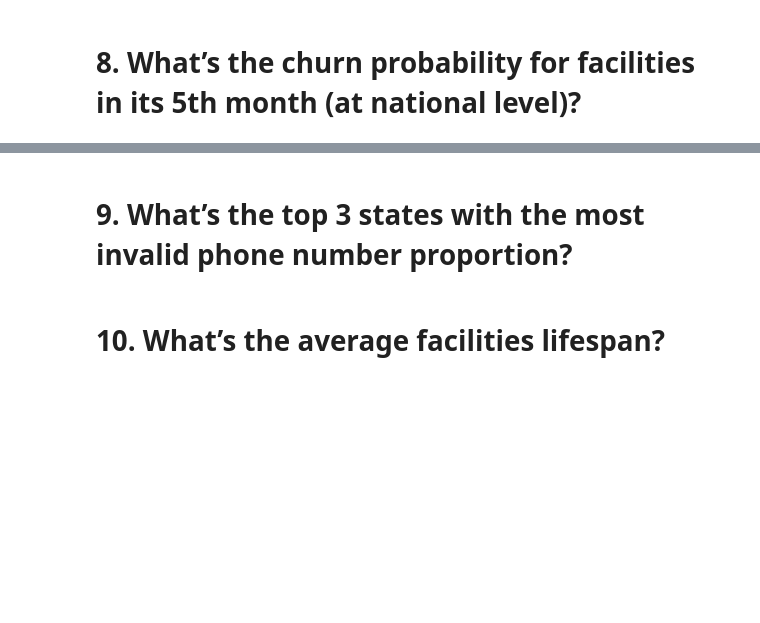
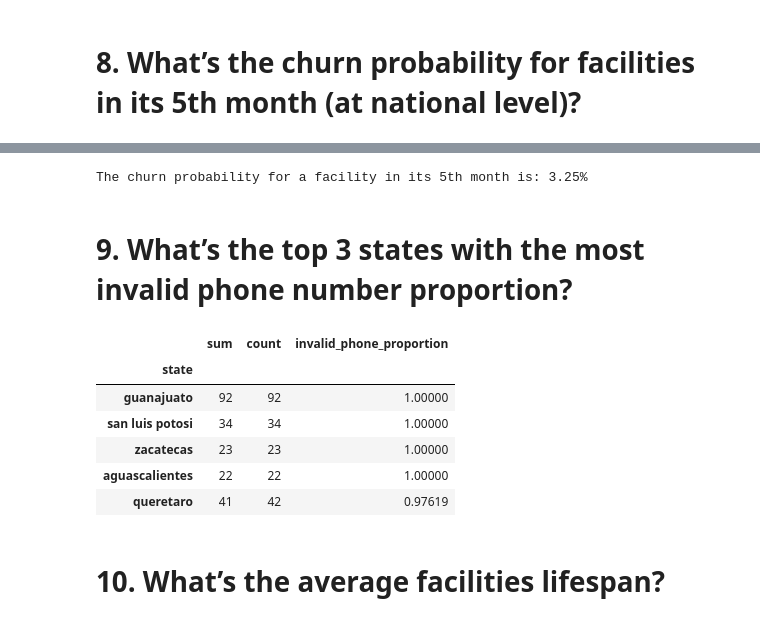
Before and after one commit to 0JCRG0/DataAnalysisHub, a Jupyter notebook: DoctoraliaTest.ipynb, the cells around one changed output, grey strips where cells are left out. Drawn from its saved outputs; the diff is of its cells as text; code cells hidden in the pictures; blank space fills up the shorter version.

```diff
--- a/DoctoraliaTest.ipynb
+++ b/DoctoraliaTest.ipynb
@@ -135,12 +227,8 @@ print(facility_size_distribution)
 # 4. How many valid phones do we have?
 # %%
 
-#All valid numbers in MX need to have 10 digits: https://telmex.com/10digitos
 
-df_ten_digits_phones = df.loc[df['phone'].str.len() == 10].copy()
-
-
-#Surprisingly hard to find a reliable source for a complete list of LADA. Got it from https://www.bajaregroup.com/pdf/mexican_area_codes.pdf
+#Surprisingly hard to find a reliable source for a complete list of LADA codes. Got it from https://www.bajaregroup.com/pdf/mexican_area_codes.pdf
 
 with open('data/TodasLadaMexico.md', 'r', encoding='utf-8') as file:
     md_content = file.read()
@@ -166,9 +254,16 @@ def check_lada_vectorized(phone_numbers):
     mask_three_digits = phone_numbers.str[:3].isin(lada_numbers)
     return mask_two_digits | mask_three_digits
 
-df_ten_digits_phones.loc[:, 'lada_check'] = check_lada_vectorized(df_ten_digits_phones['phone'])
+df.loc[:, 'lada_check'] = check_lada_vectorized(df['phone'])
 
-invalid_lada_phones = df_ten_digits_phones.loc[~df_ten_digits_phones['lada_check'], 'phone']
+#All valid numbers in MX need to have 10 digits: https://telmex.com/10digitos
+
+mask_ten_digits = df['phone'].str.len() == 10
+
+df['lada_check'] = np.where(mask_ten_digits, df['lada_check'], pd.NA)
+
+# Log phone numbers that do not match the LADA pattern
+invalid_lada_phones = df.loc[df['lada_check'] == False, 'phone']
 for phone in invalid_lada_phones:
     logging.error(f"Phone number does not match LADA pattern: {phone}")
 # %%
@@ -235,17 +394,30 @@ total_premium_facilities = df[pd.notnull(df['premium_since'])].shape[0]
 churn_probability_5th_month = churned_in_5th_month / total_premium_facilities
 
 print(f"The churn probability for a facility in its 5th month is: {churn_probability_5th_month:.2%}")
+# %% [output]
+The churn probability for a facility in its 5th month is: 3.25%
 # %% [markdown]
 # 9. What’s the top 3 states with the most invalid phone number proportion?
 # %%
 df['invalid_phone'] = 0
 
-df.loc[df['phone'].str.len() != 10, 'invalid_phone'] = 1
+df.loc[df['lada_check'] != True, 'invalid_phone'] = 1
 
 state_phone_stats = df.groupby('state')['invalid_phone'].agg(['sum', 'count'])
 
 state_phone_stats["invalid_phone_proportion"] = state_phone_stats["sum"] / state_phone_stats["count"]
 
-top_invalid_phone_states = state_phone_stats.sort_values(by='invalid_phone_proportion', ascending=False)
+top_invalid_phone_states = state_phone_stats.sort_values(
+    by=['invalid_phone_proportion', 'sum'],
+    ascending=[False, False]
+)
 
-top_invalid_phone_states.head(3)
+top_invalid_phone_states.head()
+# %% [output]
+|  | sum | count | invalid_phone_proportion |
+| state |  |  |  |
+| guanajuato | 92 | 92 | 1.00000 |
+| san luis potosi | 34 | 34 | 1.00000 |
+| zacatecas | 23 | 23 | 1.00000 |
+| aguascalientes | 22 | 22 | 1.00000 |
+| queretaro | 41 | 42 | 0.97619 |
```
Also changed, not shown: parts of 33 cells of this notebook.
